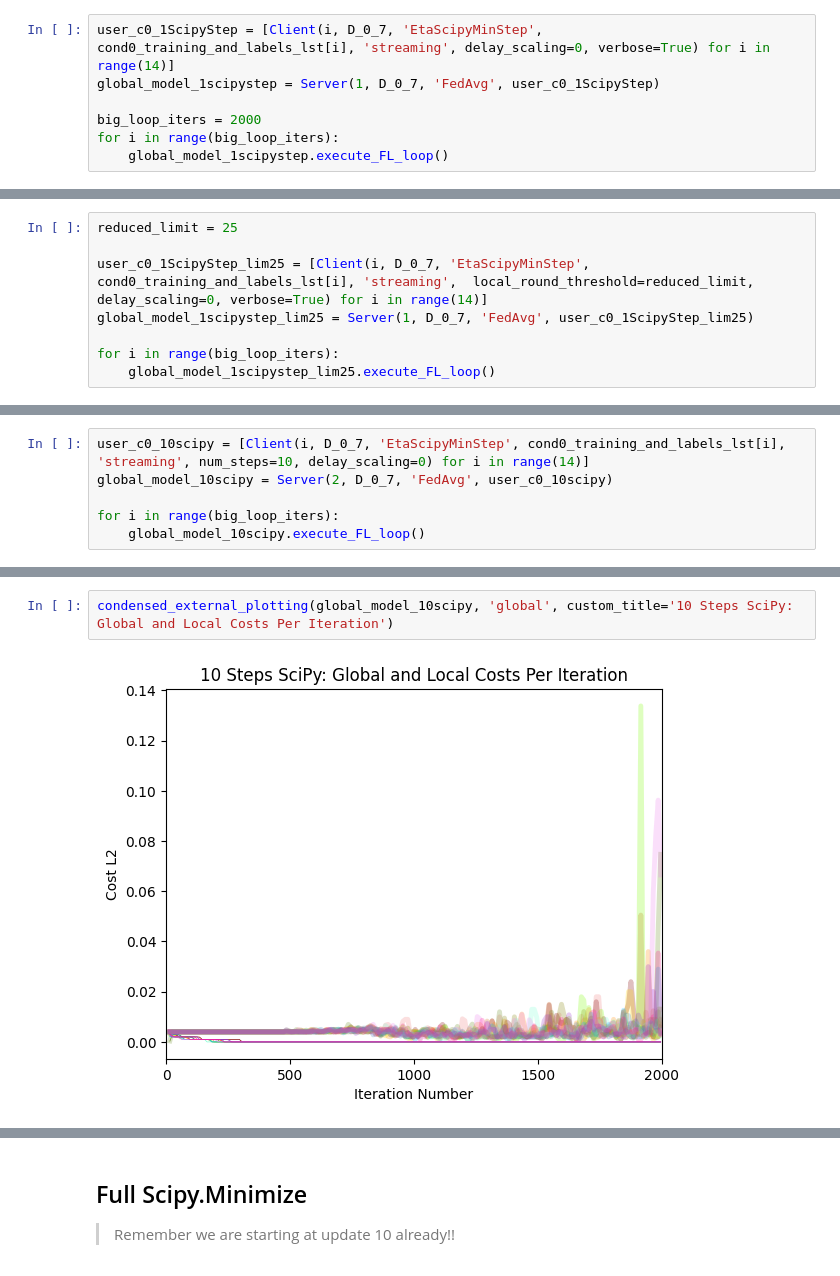
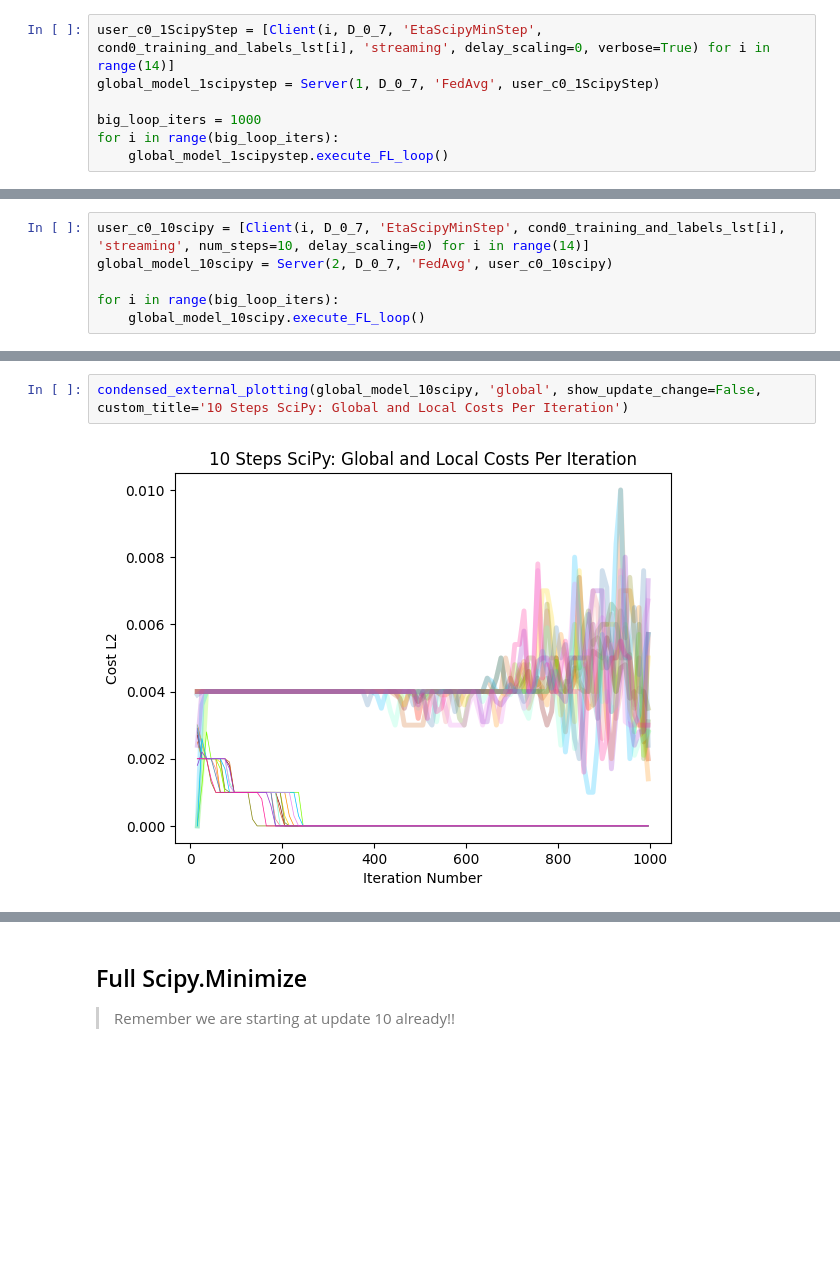
Before and after one commit to kdmalc/personalization-privacy-risk, a Jupyter notebook: 201_FL_Simulation.ipynb, the cells around one changed output, grey strips where cells are left out. Drawn from its saved outputs; the diff is of its cells as text; blank space fills up the shorter version.

```diff
--- a/201_FL_Simulation.ipynb
+++ b/201_FL_Simulation.ipynb
@@ -225,7 +225,7 @@ condensed_external_plotting(user_c0_no_fl_w_cphs_init, 'local', plot_gradient=Tr
 user_c0_1ScipyStep = [Client(i, D_0_7, 'EtaScipyMinStep', cond0_training_and_labels_lst[i], 'streaming', delay_scaling=0, verbose=True) for i in range(14)]
 global_model_1scipystep = Server(1, D_0_7, 'FedAvg', user_c0_1ScipyStep)
 
-big_loop_iters = 2000
+big_loop_iters = 1000
 for i in range(big_loop_iters):
     global_model_1scipystep.execute_FL_loop()
 # %% [output]
@@ -287,8 +278,0 @@ __Repeat but now actually make it much smaller__
-# %%
-reduced_limit = 25
-
-user_c0_1ScipyStep_lim25 = [Client(i, D_0_7, 'EtaScipyMinStep', cond0_training_and_labels_lst[i], 'streaming',  local_round_threshold=reduced_limit, delay_scaling=0, verbose=True) for i in range(14)]
-global_model_1scipystep_lim25 = Server(1, D_0_7, 'FedAvg', user_c0_1ScipyStep_lim25)
-
-for i in range(big_loop_iters):
-    global_model_1scipystep_lim25.execute_FL_loop()
@@ -345,5 +309,5 @@ condensed_external_plotting(user_c0_10scipy, 'local', custom_title='10 Steps Sci
 # %%
-condensed_external_plotting(global_model_10scipy, 'global', custom_title='10 Steps SciPy: Global and Local Costs Per Iteration')
+condensed_external_plotting(global_model_10scipy, 'global', show_update_change=False, custom_title='10 Steps SciPy: Global and Local Costs Per Iteration')
 # %% [output]
-[figure, old version]
+[figure, new version]
 # %%
```
Also changed, not shown: parts of 19 cells of this notebook, 3 other files.
